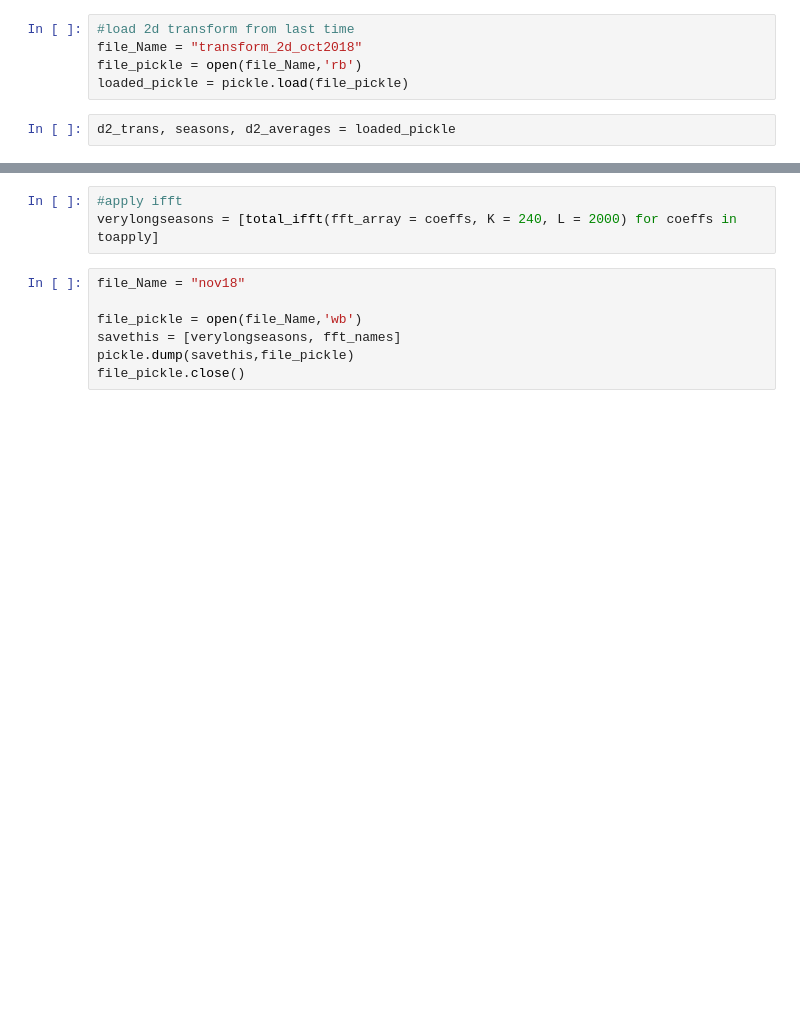
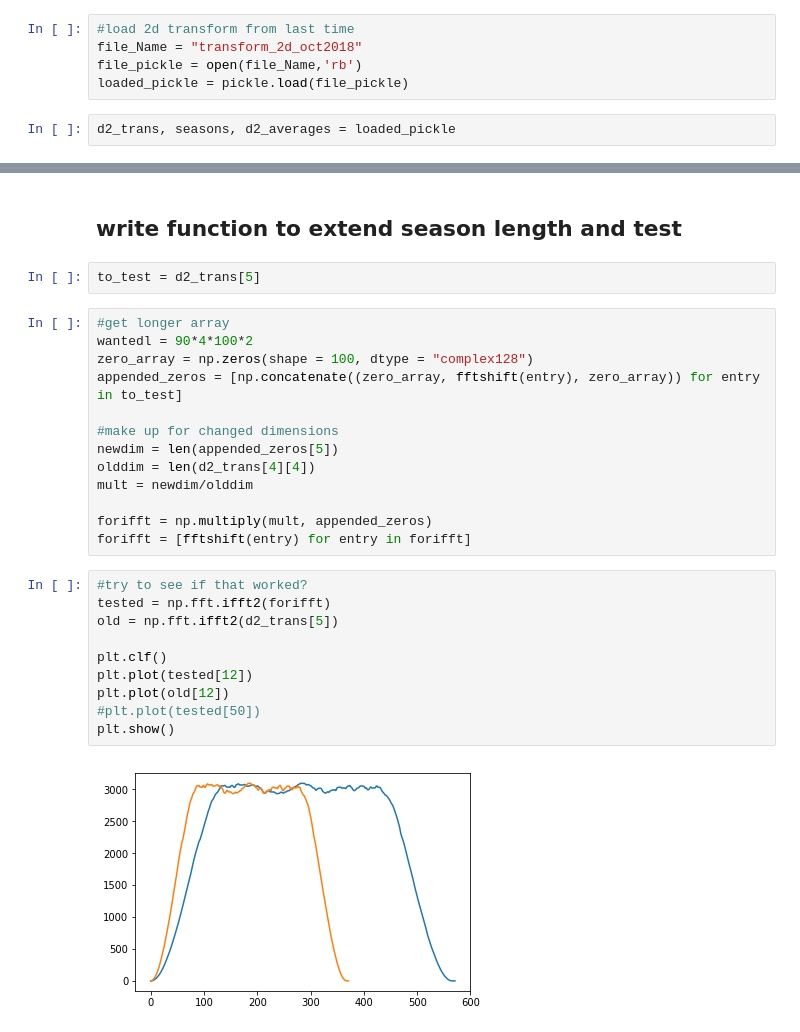
Before and after one commit to csyhuang/python-climate-data-processing, a Jupyter notebook: submission_from_claire/40.5N-processing/40.5N-longsimulation.ipynb, the cells around one changed output, grey strips where cells are left out. Drawn from its saved outputs; the diff is of its cells as text; blank space fills up the shorter version.

Commit message:
updated extended ifft, histograms

```diff
--- a/submission_from_claire/40.5N-processing/40.5N-longsimulation.ipynb
+++ b/submission_from_claire/40.5N-processing/40.5N-longsimulation.ipynb
@@ -133,10 +28,29 @@ toapply = np.array(toapply)
-# %%
-#apply ifft
-verylongseasons = [total_ifft(fft_array = coeffs, K = 240, L = 2000) for coeffs in toapply]
-# %%
-file_Name = "nov18"
-
-file_pickle = open(file_Name,'wb')
-savethis = [verylongseasons, fft_names]
-pickle.dump(savethis,file_pickle)
-file_pickle.close()
+# %% [markdown]
+## write function to extend season length and test
+# %%
+to_test = d2_trans[5]
+# %%
+#get longer array
+wantedl = 90*4*100*2
+zero_array = np.zeros(shape = 100, dtype = "complex128")
+appended_zeros = [np.concatenate((zero_array, fftshift(entry), zero_array)) for entry in to_test]
+
+#make up for changed dimensions
+newdim = len(appended_zeros[5])
+olddim = len(d2_trans[4][4])
+mult = newdim/olddim
+
+forifft = np.multiply(mult, appended_zeros)
+forifft = [fftshift(entry) for entry in forifft]
+# %%
+#try to see if that worked?
+tested = np.fft.ifft2(forifft)
+old = np.fft.ifft2(d2_trans[5])
+
+plt.clf()
+plt.plot(tested[12])
+plt.plot(old[12])
+#plt.plot(tested[50])
+plt.show()
+# %% [output]
+[figure, added]
```
Also changed, not shown: parts of 27 cells of this notebook.
